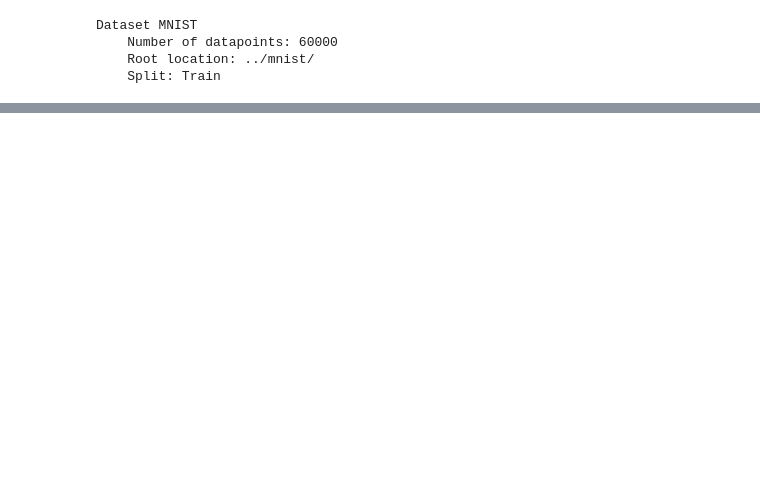
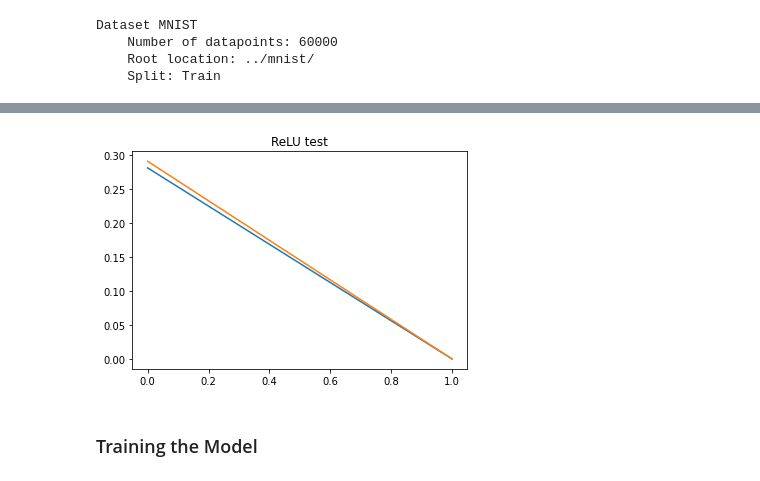
Before and after one commit to beamaia/neural-network-studies, a Jupyter notebook: intro_resnet/kaggle_resnet_for_mnist.ipynb, the cells around one changed output, grey strips where cells are left out. Drawn from its saved outputs; the diff is of its cells as text; code cells hidden in the pictures; blank space fills up the shorter version.

```diff
--- a/intro_resnet/kaggle_resnet_for_mnist.ipynb
+++ b/intro_resnet/kaggle_resnet_for_mnist.ipynb
@@ -41,2 +193,13 @@ torch.float32
+# %%
+m = nn.ReLU()
+inputs = torch.randn(2).unsqueeze(0)
+output = torch.cat((m(inputs), m(-inputs)))
+plt.plot(output)
+plt.title("ReLU test")
+plt.show()
+# %% [output]
+[figure, added]
+# %% [markdown]
+### Training the Model
 # %%
 batch_size = 100
```
Also changed, not shown: parts of 38 cells of this notebook.
